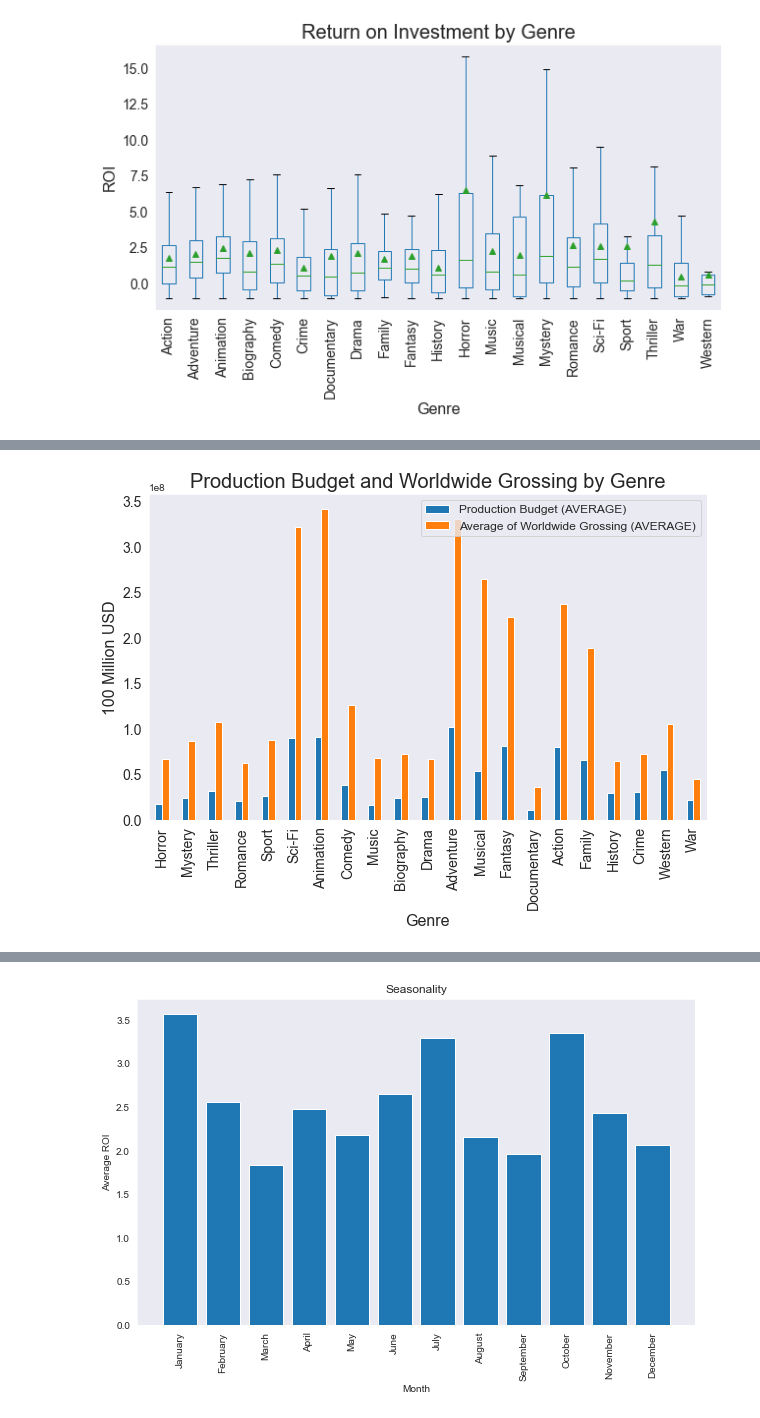
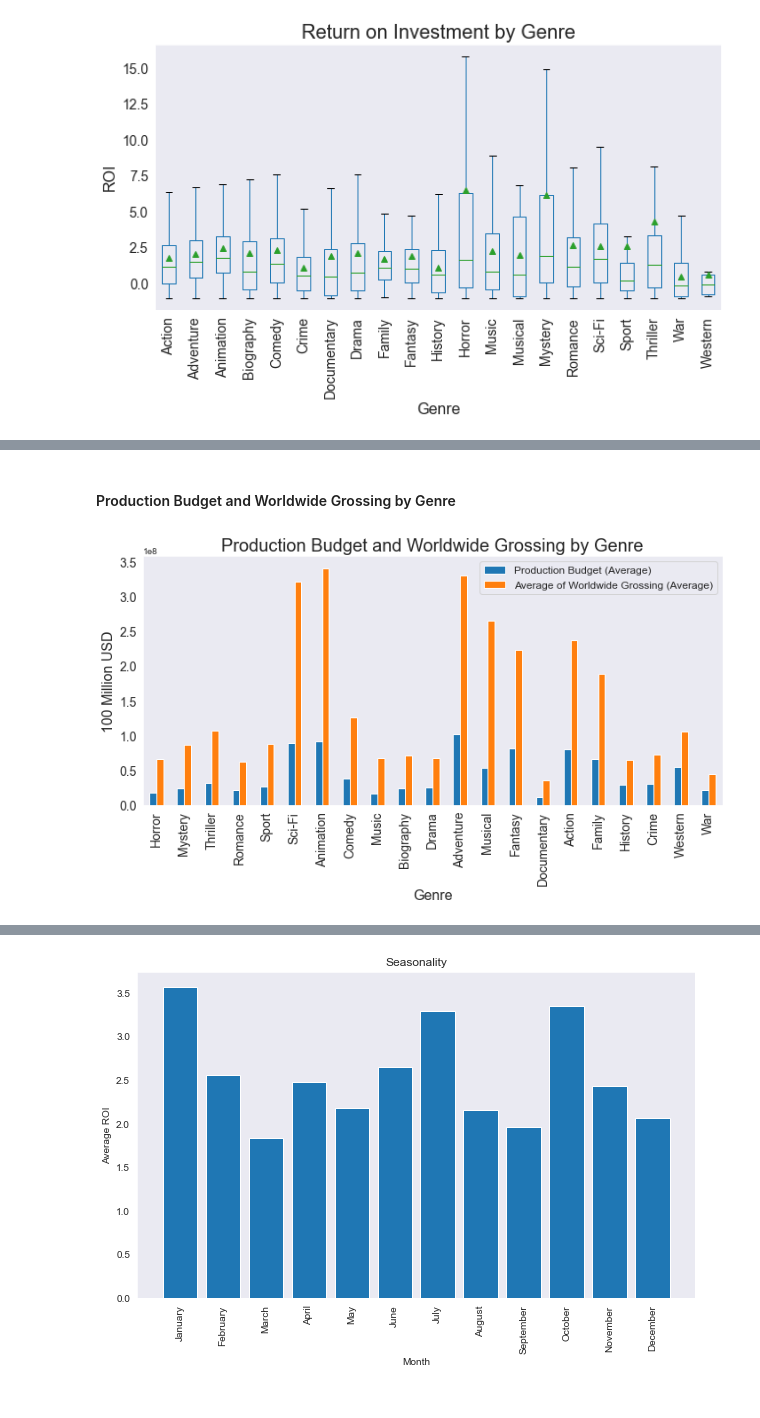
Before and after one commit to ZenBurrito/Phase-1Project, a Jupyter notebook: Movie-Studio-Project.ipynb, the cells around one changed output, grey strips where cells are left out. Drawn from its saved outputs; the diff is of its cells as text; code cells hidden in the pictures.

```diff
--- a/Movie-Studio-Project.ipynb
+++ b/Movie-Studio-Project.ipynb
@@ -537,16 +569,19 @@ df_genre_grp.head()
 | 18 | Thriller | 3.132535e+07 | 1.071486e+08 | 7.582330e+07 | 4.338647 | 6.716981 | 105.357414 |
 | 15 | Romance | 2.102584e+07 | 6.225014e+07 | 4.122430e+07 | 2.659392 | 6.532710 | 106.589623 |
 | 17 | Sport | 2.647500e+07 | 8.757090e+07 | 6.109590e+07 | 2.578671 | 7.843750 | 110.437500 |
+# %% [markdown]
+#### Production Budget and Worldwide Grossing by Genre
 # %%
-fig_bar3 = df_genre_grp.plot.bar(x='genre', y=['production_budget', 'worldwide_gross'], figsize=(10,6), fontsize=14, legend=False, grid=False)
+fig_bar3 = df_genre_grp.plot.bar(
+    x='genre', y=['production_budget', 'worldwide_gross'], figsize=(10,6), fontsize=14, legend=False, grid=False)
 plt.title('Production Budget and Worldwide Grossing by Genre', fontsize=20)
 plt.xlabel('Genre', fontsize=16)
 plt.ylabel('100 Million USD', fontsize=16)
 
-plt.legend(["Production Budget (AVERAGE)", "Average of Worldwide Grossing (AVERAGE)"], fontsize=12)
+plt.legend(["Production Budget (Average)", "Average of Worldwide Grossing (Average)"], fontsize=12)
 
-
+plt.tight_layout()
 
 plt.savefig('Images/Bar_budget_gross_genre1.png', bbox_inches='tight');
 # %% [output]
-[figure, old version]
+[figure, new version]
```
Also changed, not shown: parts of 29 cells of this notebook, 4 other files.
